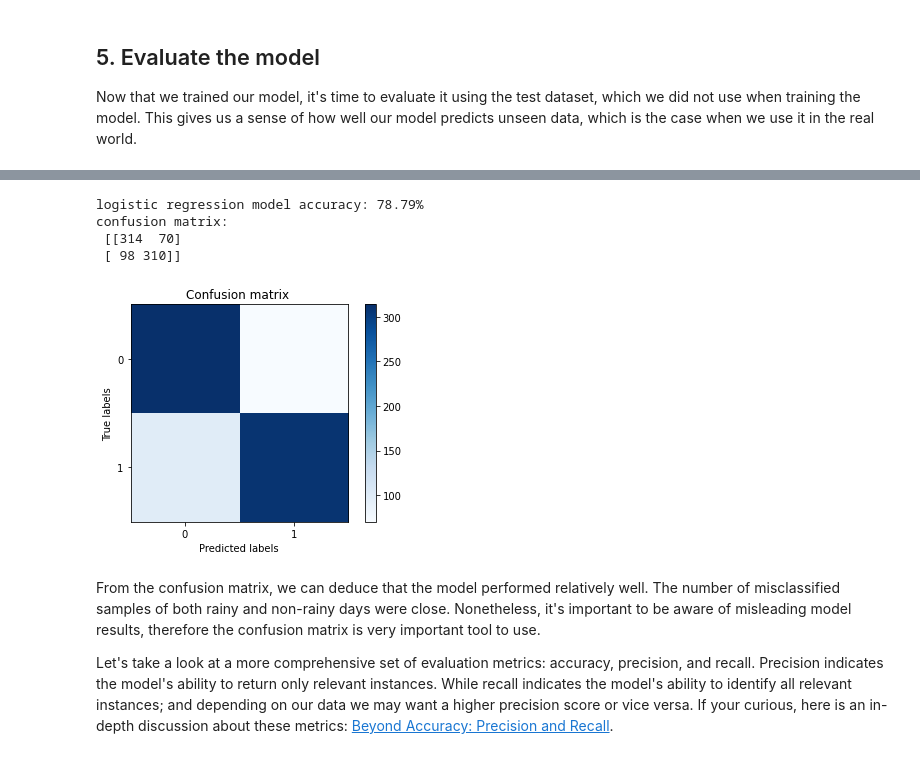
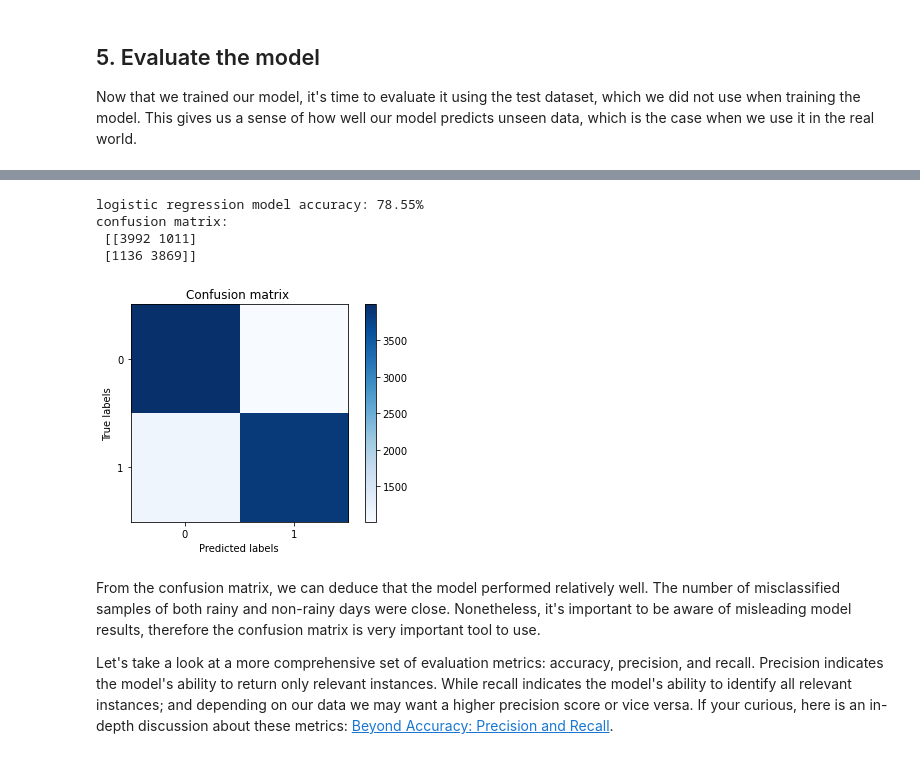
Before and after one commit to BreakoutMentors/Data-Science-and-Machine-Learning, a Jupyter notebook: machine_learning/lesson 2 - logistic regression/Classification_Logistic_Regression.ipynb, the cells around one changed output, grey strips where cells are left out. Drawn from its saved outputs; the diff is of its cells as text; code cells hidden in the pictures.

```diff
--- a/machine_learning/lesson 2 - logistic regression/Classification_Logistic_Regression.ipynb
+++ b/machine_learning/lesson 2 - logistic regression/Classification_Logistic_Regression.ipynb
@@ -561,35 +561,39 @@ A confusion matrix indicates the number of correct predictions and incorrect pre
 </figure>
 # %%
 from sklearn import metrics
+
+# Getting test features and labels
+test_features = test_dataset.tensors[0].to(device)
+test_labels = test_dataset.tensors[1].to(device)
 
 test_predictions = get_predictions(model(test_features)).numpy()
 
 # Converting labels and predictions to numpy arrays
 test_predictions = get_predictions(model(test_features)).numpy()
 test_labels = test_labels.cpu().numpy()
 
 # measure the accuracy
 model_acc = metrics.accuracy_score(test_labels, test_predictions)
 print(f'logistic regression model accuracy: {round(model_acc*100, 2)}%')
 
 # plot confusion matrix
 cm = metrics.confusion_matrix(test_labels, test_predictions)
 print('confusion matrix:\n', cm)
 
 plt.imshow(cm, cmap=plt.cm.Blues)
 plt.xlabel("Predicted labels")
 plt.ylabel("True labels")
 plt.xticks([0, 1], [0, 1])
 plt.yticks([0, 1], [0,1])
 plt.title('Confusion matrix ')
 plt.colorbar()
 plt.show()
 # %% [output]
-logistic regression model accuracy: 78.79%
+logistic regression model accuracy: 78.55%
 confusion matrix:
- [[314  70]
- [ 98 310]]
+ [[3992 1011]
+ [1136 3869]]
-[figure, old version]
+[figure, new version]
 # %% [markdown]
 From the confusion matrix, we can deduce that the model performed relatively well. The number of misclassified samples of both rainy and non-rainy days were close.  Nonetheless, it's important to be aware of misleading model results, therefore the confusion matrix is very important tool to use.
 
```
Also changed, not shown: parts of 6 cells of this notebook.
